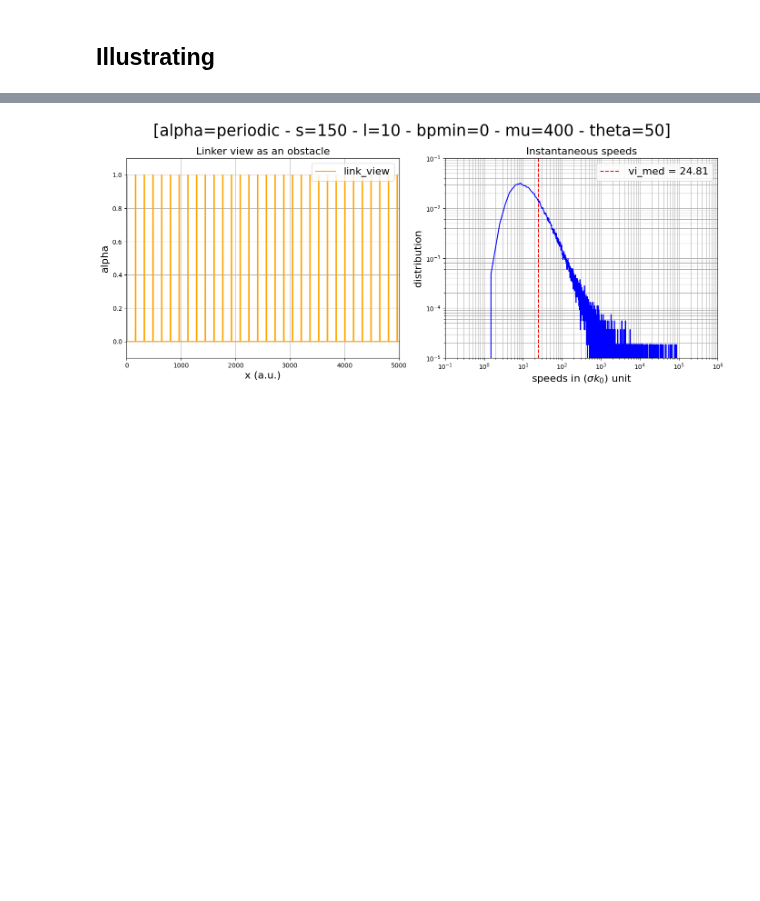
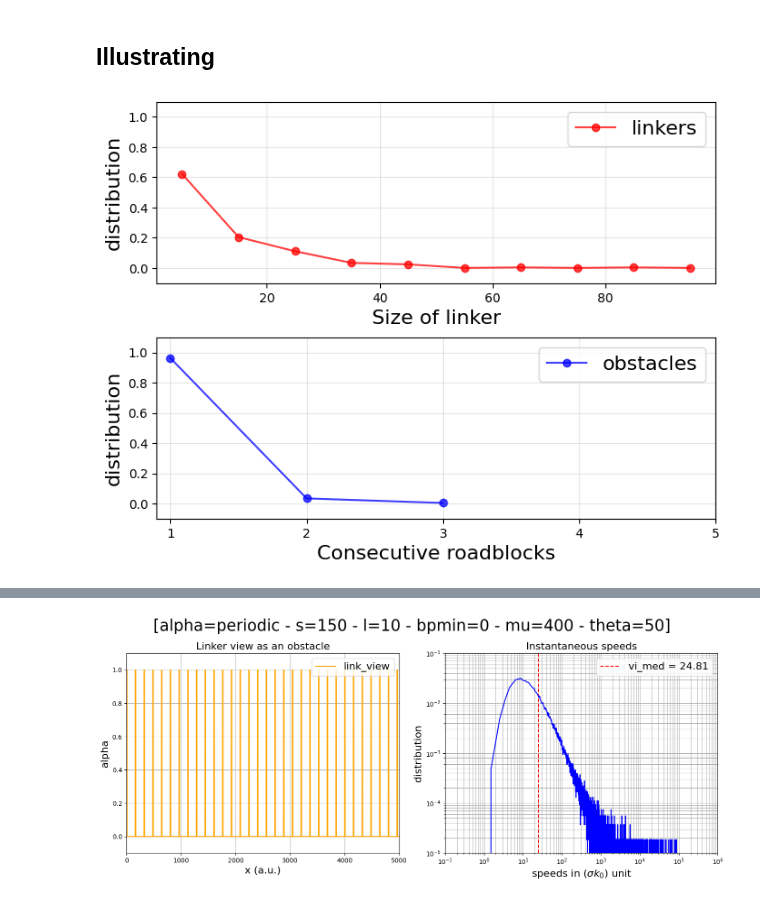
Before and after one commit to npelletbossot/nucleo, a Jupyter notebook: notebooks/one_step/post_processing/single_trajectory.ipynb, the cells around one changed output, grey strips where cells are left out. Drawn from its saved outputs; the diff is of its cells as text; code cells hidden in the pictures; blank space fills up the shorter version.

```diff
--- a/notebooks/one_step/post_processing/single_trajectory.ipynb
+++ b/notebooks/one_step/post_processing/single_trajectory.ipynb
@@ -214,6 +214,13 @@ print("Values loaded")
 Values loaded
 # %% [markdown]
 ## Illustrating
+# %%
+fig, ax = plt.subplots(figsize=(8, 6))
+f, args = (nclp.plot_obs_linker_distrib, (sim_data.s, sim_data.obs_points, sim_data.obs_distrib, sim_data.link_points, sim_data.link_distrib))
+f(*args, ax=ax)
+plt.show()
+# %% [output]
+[figure, added]
 # %%
 fig, ax = plt.subplots(figsize=(8, 4))
 f, args = (nclp.plot_linker_view, (sim_data.link_view,))
```
Also changed, not shown: parts of 3 cells of this notebook, 14 other files.
